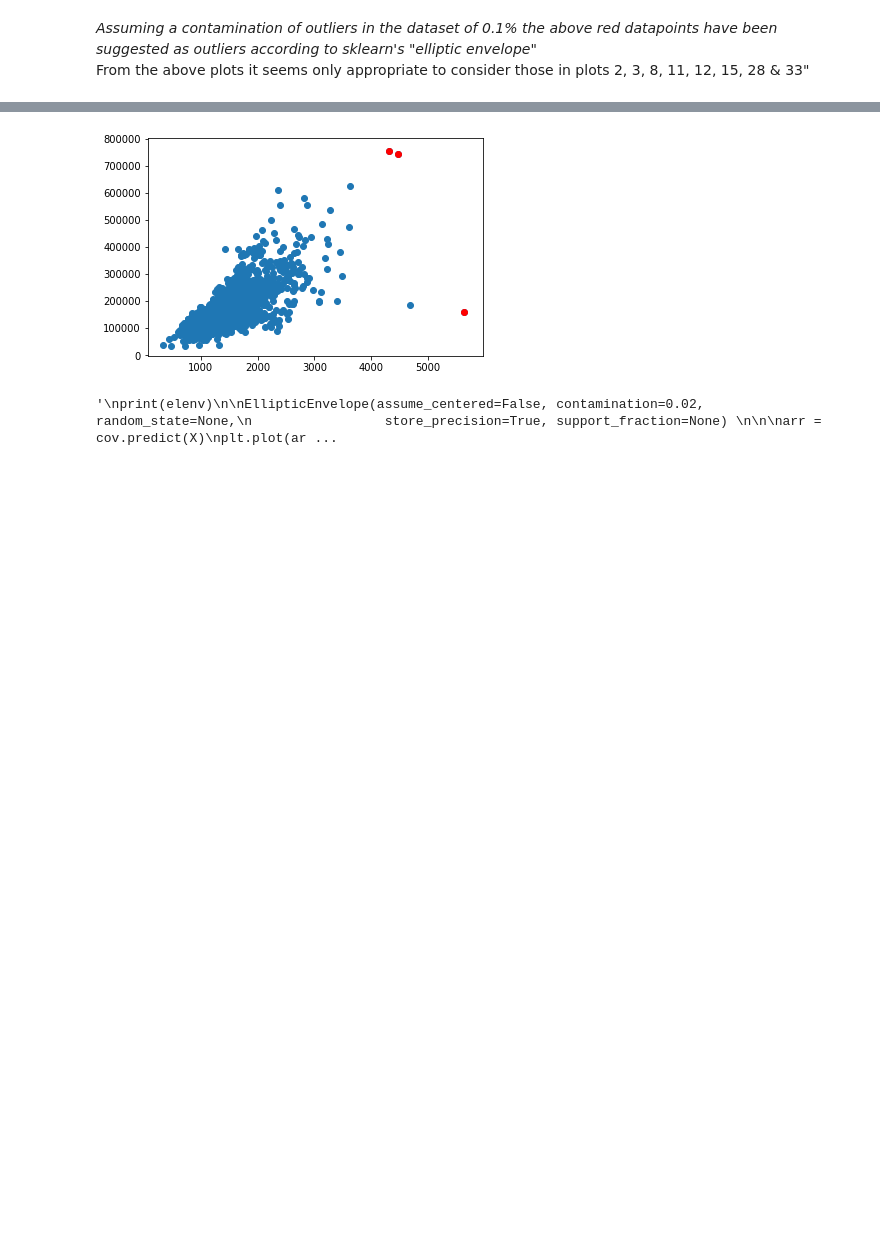
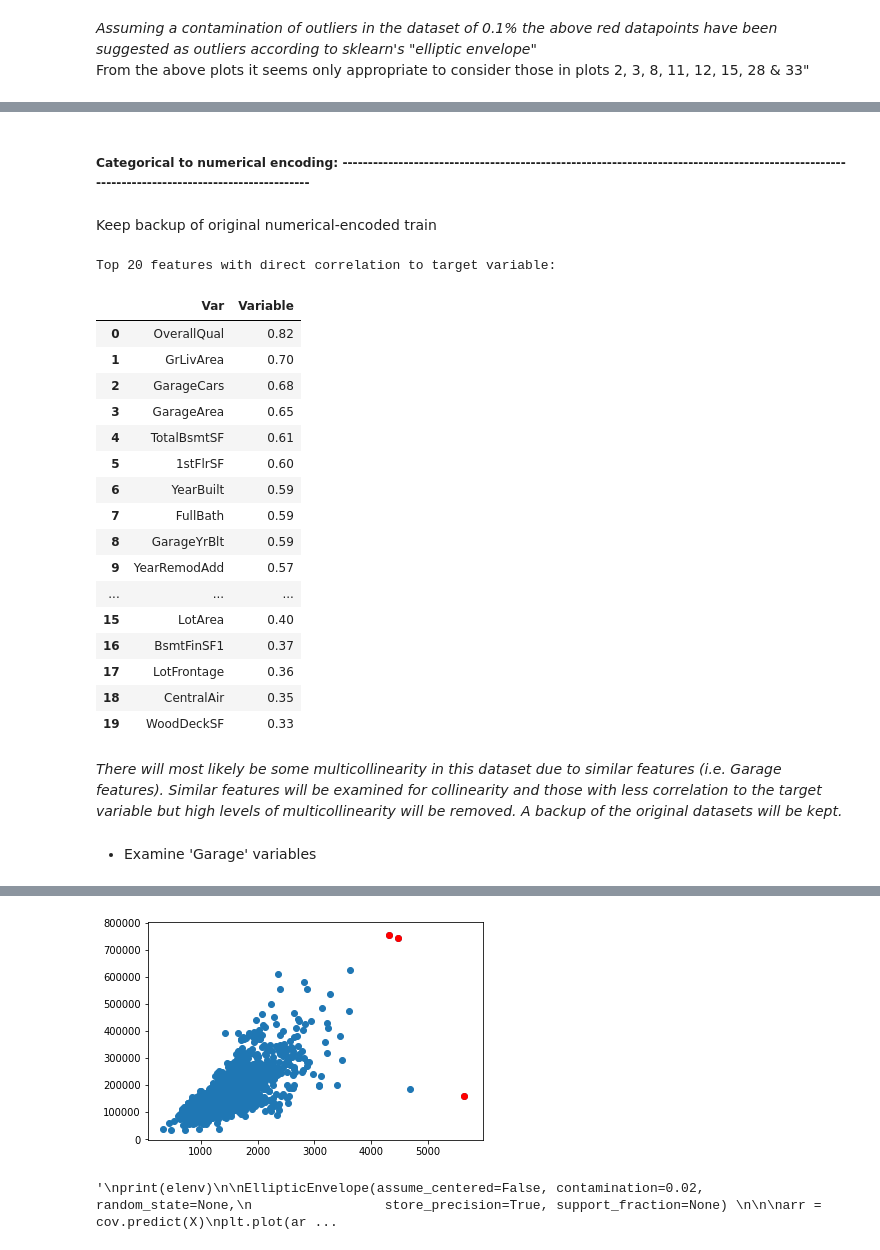
Before and after one commit to j-greggazz/Kaggle, a Jupyter notebook: House_Prices_Regression/notebooks/House_Prices_Regression.ipynb, the cells around one changed output, grey strips where cells are left out. Drawn from its saved outputs; the diff is of its cells as text; code cells hidden in the pictures; blank space fills up the shorter version.

```diff
--- a/House_Prices_Regression/notebooks/House_Prices_Regression.ipynb
+++ b/House_Prices_Regression/notebooks/House_Prices_Regression.ipynb
@@ -205,0 +258,10 @@ train = train[(train['1stFlrSF'] < 5000)]# & (train.SalePrice > 200000)]
+# %%
+# Check the skew of all continuous features ('colList' defined above)
+def checkSkewness(df, colList_):
+    skewed_feats = df[colList_].apply(lambda x: skew(x.dropna())).sort_values(ascending=False)
+    print("\nSkew in numerical features:")
+    skewness = pd.DataFrame({'Skew' :skewed_feats})
+    return skewness
+# %%
+skewDf = checkSkewness(train, colList)
+skewDf.head()
@@ -205,0 +280,12 @@ train = train[(train['1stFlrSF'] < 5000)]# & (train.SalePrice > 200000)]
+# %%
+skewDf = skewDf[abs(skewDf.Skew) > 2] ## Assume skewness level above 2 is considered
+#print("There are {} relatively skewed numerical features to Box Cox transform".format(skewDf.shape[0]))
+
+skewed_features = skewDf.index
+lam = 0.15
+for feat in skewed_features:
+    train[feat] = boxcox1p(train[feat], lam)
+
+# Check the skew of updated features
+skewDf = checkSkewness(train, colList)
+skewDf.head(5)
@@ -205,0 +315,10 @@ train = train[(train['1stFlrSF'] < 5000)]# & (train.SalePrice > 200000)]
+# %% [markdown]
+##### Categorical to numerical encoding: ---------------------------------------------------------------------------------------------------------------------------------------------
+# %%
+cat_vars = train.dtypes[train.dtypes == "object"].index
+for i, var in enumerate(cat_vars):
+    #print(var)
+    train[var] = train[var].astype('category')
+    train[var] = train[var].cat.codes
+# %% [markdown]
+Keep backup of original numerical-encoded train
@@ -205,0 +327,25 @@ train = train[(train['1stFlrSF'] < 5000)]# & (train.SalePrice > 200000)]
+# %%
+df_correl = checkTargetVarCorrel(train)
+print('Top {} features with direct correlation to target variable: '.format(20))
+df_correl.head(20)
+# %% [output]
+Top 20 features with direct correlation to target variable:
+|  | Var | Variable |
+| 0 | OverallQual | 0.82 |
+| 1 | GrLivArea | 0.70 |
+| 2 | GarageCars | 0.68 |
+| 3 | GarageArea | 0.65 |
+| 4 | TotalBsmtSF | 0.61 |
+| 5 | 1stFlrSF | 0.60 |
+| 6 | YearBuilt | 0.59 |
+| 7 | FullBath | 0.59 |
+| 8 | GarageYrBlt | 0.59 |
+| 9 | YearRemodAdd | 0.57 |
+| ... | ... | ... |
+| 15 | LotArea | 0.40 |
+| 16 | BsmtFinSF1 | 0.37 |
+| 17 | LotFrontage | 0.36 |
+| 18 | CentralAir | 0.35 |
+| 19 | WoodDeckSF | 0.33 |
+# %% [markdown]
+*There will most likely be some multicollinearity in this dataset due to similar features (i.e. Garage features). Similar features will be examined for collinearity and those with less correlation to the target variable but high levels of multicollinearity will be removed. A backup of the original datasets will be kept.*
@@ -205,0 +356,2 @@ train = train[(train['1stFlrSF'] < 5000)]# & (train.SalePrice > 200000)]
+# %% [markdown]
+- Examine 'Garage' variables
```
Also changed, not shown: parts of 30 cells of this notebook.
